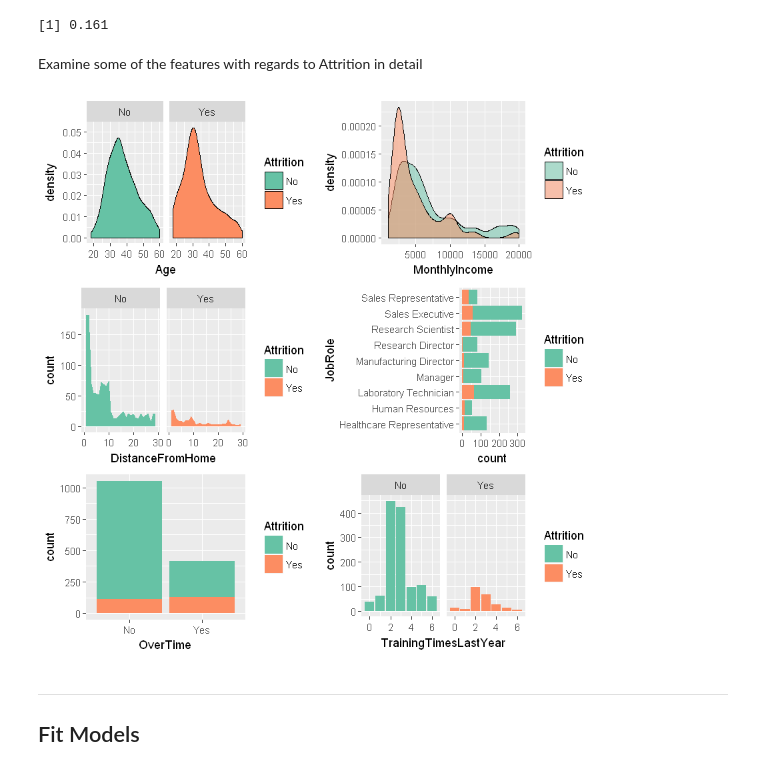
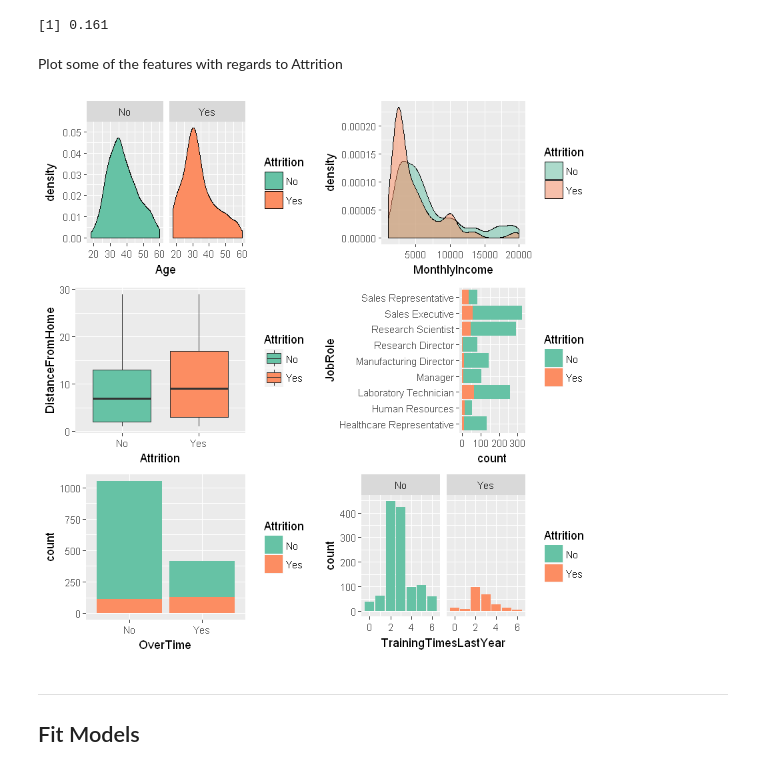
Before and after one commit to mingheng86/Machine-Learning, a Jupyter notebook: HR_Analytics/HR_attrition.ipynb, the cells around one changed output. Cells and saved outputs as stored; diff of their text form; code cells hidden in the pictures.

```diff
--- a/HR_Analytics/HR_attrition.ipynb
+++ b/HR_Analytics/HR_attrition.ipynb
@@ -90,22 +89,22 @@ print(round(sum(data$Attrition == 'Yes')/nrow(data),3))
 # %% [output]
 [1] 0.161
 # %% [markdown]
-Examine some of the features with regards to Attrition in detail
+Plot some of the features with regards to Attrition
 # %%
-
+#Generate plots
 plot.Age = ggplot(data,aes(Age,fill=Attrition))+geom_density()+facet_grid(~Attrition) + scale_fill_brewer(palette="Set2")
-plot.DistanceFromHome = ggplot(data,aes(DistanceFromHome,fill=Attrition)) + geom_area(stat='bin', binwidth=1) + facet_grid(~Attrition) + scale_fill_brewer(palette="Set2")
+plot.DistanceFromHome = ggplot(data,aes(x=Attrition, y=DistanceFromHome,fill=Attrition)) + geom_boxplot() + scale_fill_brewer(palette="Set2")
 plot.JobRole = ggplot(data,aes(JobRole, fill=Attrition)) + geom_bar() + scale_fill_brewer(palette="Set2") + coord_flip()
 plot.MonthlyIncome = ggplot(data,aes(MonthlyIncome,fill=Attrition)) +geom_density(alpha = 0.5) + scale_fill_brewer(palette="Set2")
 plot.OverTime = ggplot(data,aes(OverTime,fill=Attrition))+geom_bar() + scale_fill_brewer(palette="Set2")
 plot.TrainingTimesLastYear = ggplot(data,aes(TrainingTimesLastYear,fill = Attrition))+geom_bar() +facet_grid(~Attrition) + scale_fill_brewer(palette="Set2")
 
-
+#Arrange plots
 grid.arrange(plot.Age,plot.MonthlyIncome,
              plot.DistanceFromHome,plot.JobRole,
              plot.OverTime,plot.TrainingTimesLastYear, ncol=2)
 # %% [output]
-[figure, old version]
+[figure, new version]
 # %% [markdown]
 ********
 <h2>Fit Models</h2>
```
Also changed, not shown: parts of 6 cells of this notebook.
